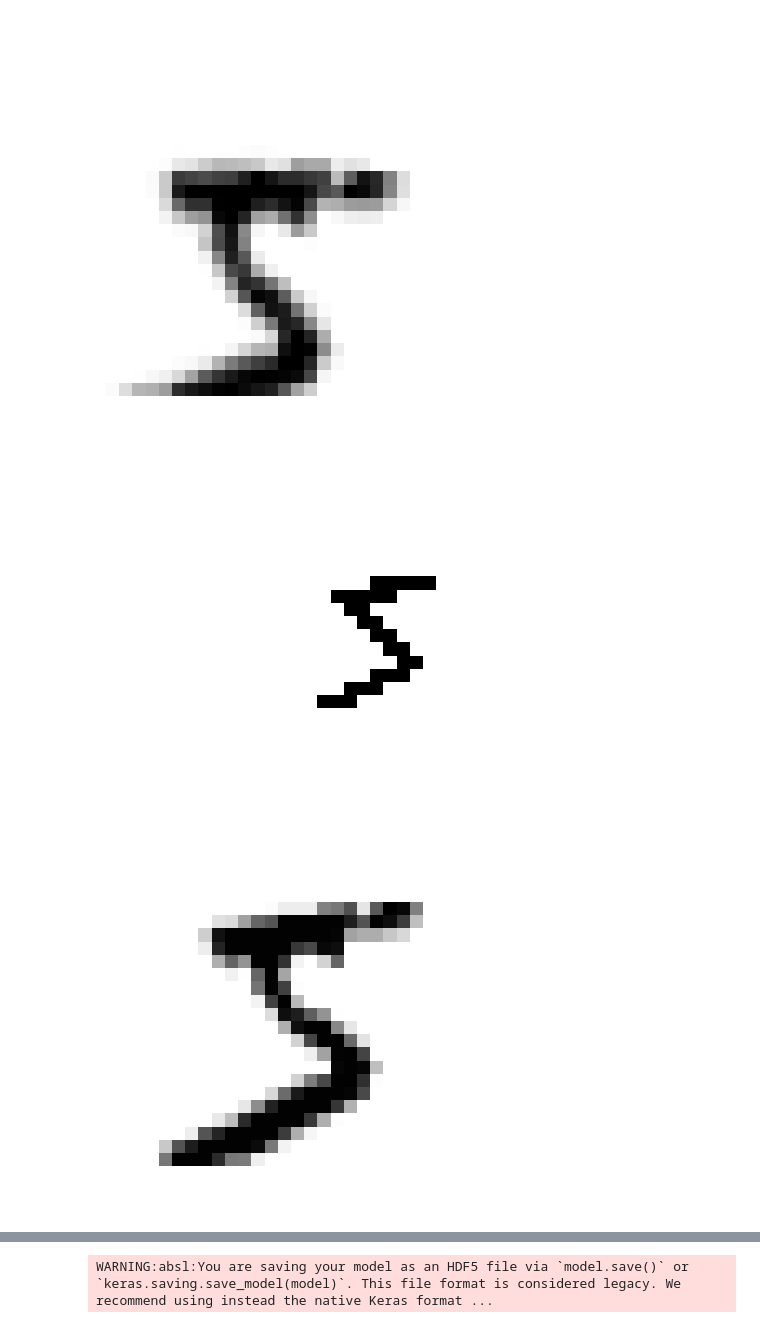
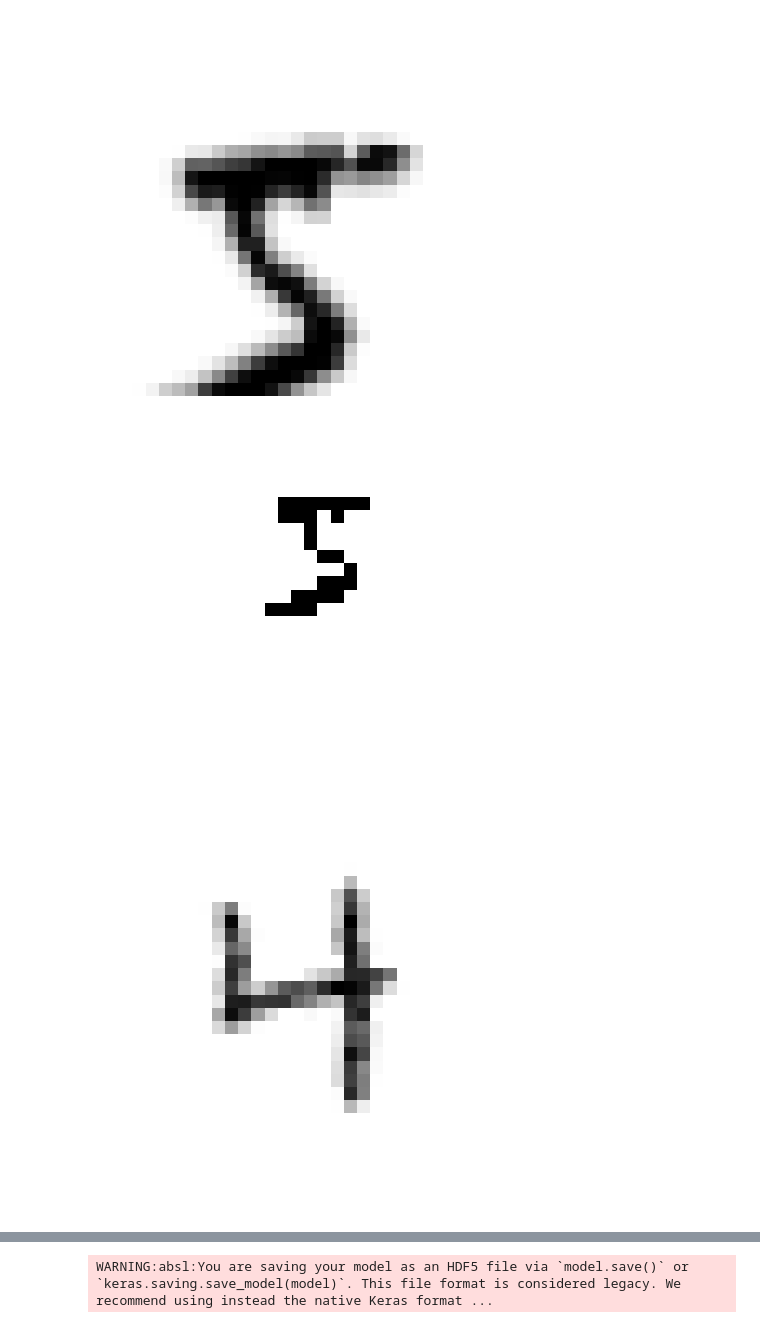
Before and after one commit to aubin-pct/Entrainement_ia, a Jupyter notebook: rendu_8/rendu_8.ipynb, the cells around one changed output, grey strips where cells are left out. Drawn from its saved outputs; the diff is of its cells as text; code cells hidden in the pictures.

```diff
--- a/rendu_8/rendu_8.ipynb
+++ b/rendu_8/rendu_8.ipynb
@@ -53,15 +77,15 @@ class ImageGenerator:
         new_image[random_x:random_x+image.shape[0], random_y:random_y+image.shape[1], :] = image
         return new_image
 # %%
-def generation_propre(X, y, nb=10000):
+def generation_propre(X, y, nb=10000, seed=1):
     datagen = ImageDataGenerator(
-        rotation_range=60,
-        width_shift_range=0.3,   # Décalage horizontal
-        height_shift_range=0.15,  # Décalage vertical
-        zoom_range=0.2,          # Zoom
+        rotation_range=20,
+        width_shift_range=0.15,
+        height_shift_range=0.15,
+        zoom_range=0.2,
     )
 
-    new_images_generator = datagen.flow(X, batch_size=1, shuffle=False)
+    new_images_generator = datagen.flow(X, batch_size=1, shuffle=False, seed=seed)
 
     X_new = X.tolist()
     y_new = y.tolist()
@@ -73,19 +97,19 @@ def generation_propre(X, y, nb=10000):
         if i < 1:
           plt.figure()
           plt.imshow(img, cmap="grey")
-          plt.axis('off')
+          plt.axis("off")
           plt.show()
     return np.array(X_new), np.array(y_new)
 # %%
 # Création image 56 x 56 avec chiffre positioné aléatoirement
 # L'image est ensuite redimensionnée -> 28 x 28
 
-def generation_2(X, y, nb=10000):
+def generation_2(X, y, nb=10000, seed=1):
     new_images = X.tolist()
     new_images_label = y.tolist()
 
     for i in range(nb):
-        imperfect_image = ImageGenerator.create_imperfect_image(X[i])
+        imperfect_image = ImageGenerator.create_imperfect_image(X[i], seed=i+seed)
 
         # imperfect_image = tf.image.resize(imperfect_image, (28, 28))
         imperfect_image = tf.expand_dims(imperfect_image, axis=0)
@@ -100,7 +124,7 @@ def generation_2(X, y, nb=10000):
         if i < 1:
           plt.figure()
           plt.imshow(imperfect_image, cmap="grey")
-          plt.axis('off')
+          plt.axis("off")
           plt.show()
 
     new_images = np.array(new_images)
@@ -108,34 +132,41 @@ def generation_2(X, y, nb=10000):
 
     return new_images, new_images_label
 # %%
-# Charger les données MNIST
+# Chargement et traitement des données MNIST
 (x_train, y_train), (x_test, y_test) = tf.keras.datasets.mnist.load_data()
 
 x_train = x_train.reshape(-1, 28, 28, 1)
 x_test = x_test.reshape(-1, 28, 28, 1)
 
 # Normalisation
 x_train = x_train / 255.0
 x_test = x_test / 255.0
 
 # Inversion
 x_train = 1 - x_train
 x_test = 1 - x_test
 
-x_train, y_train = generation_propre(x_train, y_train, 15000)
-x_train, y_train = generation_2(x_train, y_train, 15000)
+# Génération de nouvelles données imparfaites
+x_train, y_train = generation_propre(x_train, y_train, 20000)
+x_train, y_train = generation_2(x_train, y_train, 25000)
+
+# Mélange (pour validation_split)
+np.random.seed(42)
+indice = np.random.permutation(len(x_train))
+x_train = x_train[indice]
+y_train = y_train[indice]
 # %% [output]
-[figure, old version]
+[figure, new version]
-[figure, old version]
+[figure, new version]
 # %%
 # Apercu dataset
 for i in range(1):
     plt.figure()
     plt.imshow(x_train[i], cmap="grey")
-    plt.axis('off')
+    plt.axis("off")
     plt.show()
 # %% [output]
-[figure, old version]
+[figure, new version]
 # %%
 # Optimisation Bayésienne
 
```
Also changed, not shown: parts of 11 cells of this notebook.
